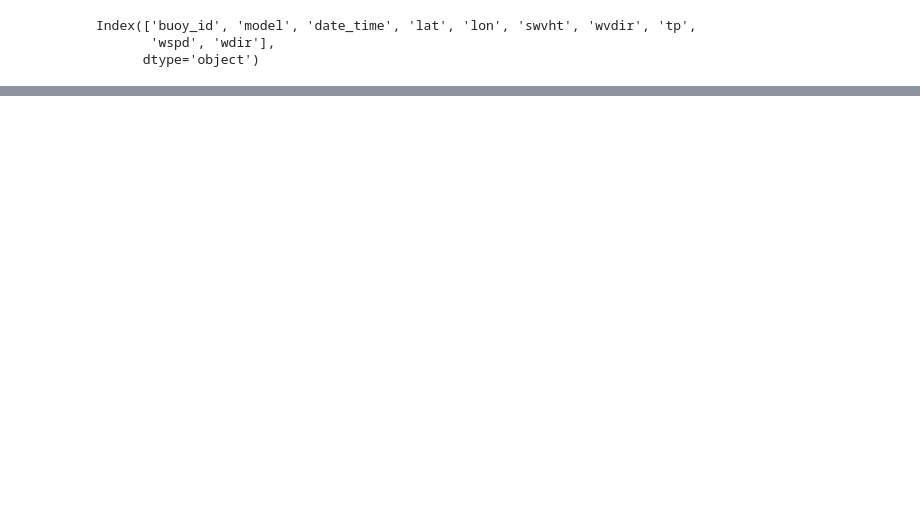
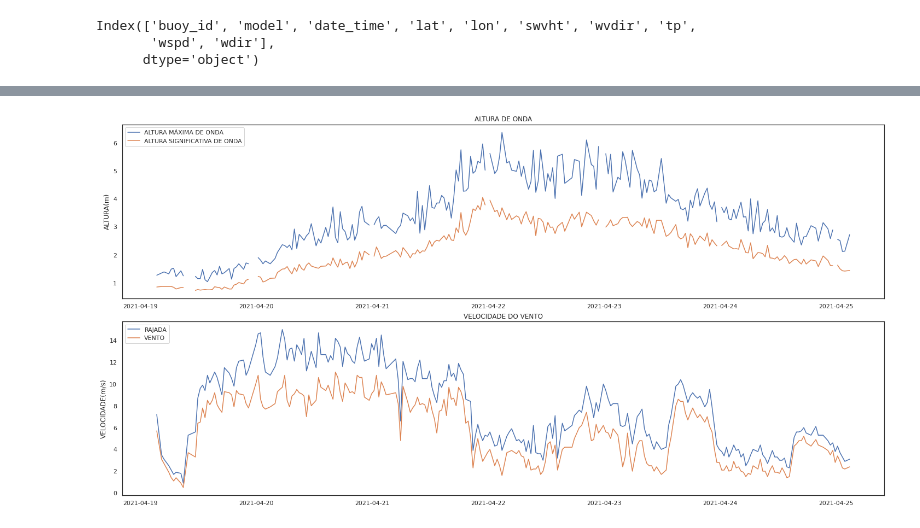
Before and after one commit to soutobias/notebooks_python, a Jupyter notebook: wave_spectral_analisys.ipynb, the cells around one changed output, grey strips where cells are left out. Cells and saved outputs as stored; diff of their text form; code cells hidden in the pictures; blank space fills up the shorter version.

```diff
--- a/wave_spectral_analisys.ipynb
+++ b/wave_spectral_analisys.ipynb
@@ -268,0 +257,9 @@ plt.savefig("wave_wind_plot.png")
+# %%
+def remove_dup_columns(result):
+    keep_names = set()
+    keep_icols = list()
+    for icol, name in enumerate(result.columns):
+        if name not in keep_names:
+            keep_names.add(name)
+            keep_icols.append(icol)
+    return result.iloc[:, keep_icols]
@@ -268,0 +305,21 @@ plt.savefig("wave_wind_plot.png")
+# %%
+for column in result.drop(columns='date_time').columns:
+    result[column] = pd.to_numeric(result[column])
+# %%
+fig3 = plt.figure(constrained_layout=True, figsize=(20,10))
+gs = fig3.add_gridspec(2, 1)
+ax1 = fig3.add_subplot(gs[0, 0])
+ax1.plot(result['date_time'],result['mxwvht'])
+ax1.plot(result['date_time'],result['swvht'])
+ax1.set_title('ALTURA DE ONDA')
+ax1.legend(labels=['ALTURA MÁXIMA DE ONDA', 'ALTURA SIGNIFICATIVA DE ONDA'], loc=2, facecolor='white')
+ax1.set_ylabel('ALTURA(m)')
+ax4 = fig3.add_subplot(gs[1, 0])
+ax4.plot(result['date_time'],result['gust'])
+ax4.plot(result['date_time'],result['wspd'])
+ax4.set_title('VELOCIDADE DO VENTO')
+ax4.set_ylabel('VELOCIDADE(m/s)')
+ax4.legend(labels=['RAJADA', 'VENTO'], loc=2, facecolor='white')
+plt.savefig("wave_wind_plot_simcosta.png")
+# %% [output]
+[figure, added]
```
Also changed, not shown: parts of 19 cells of this notebook, 11 other files.
